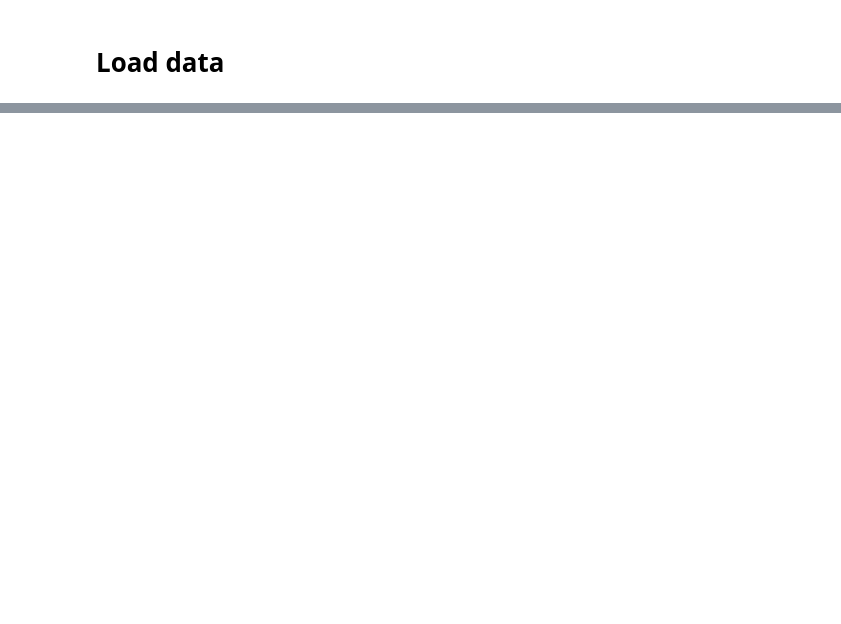
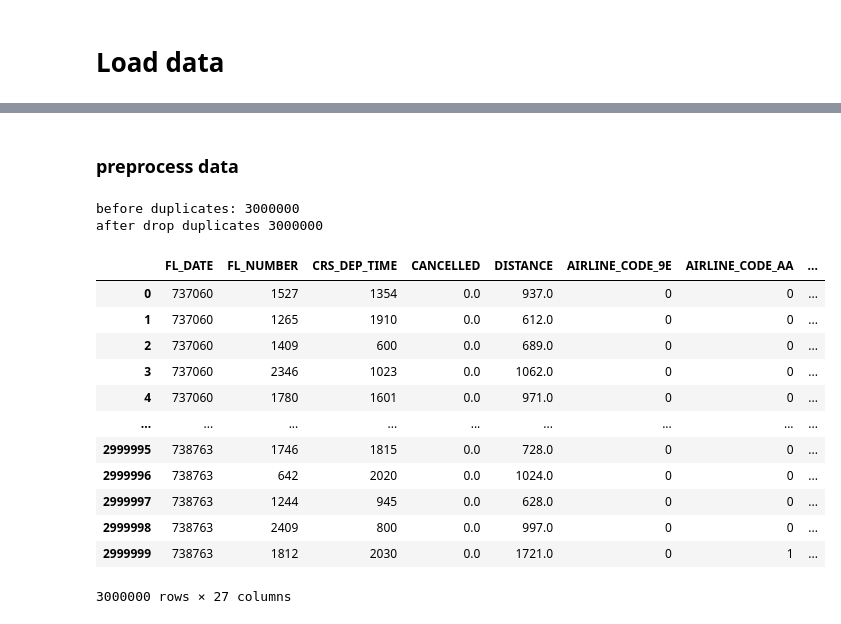
Before and after one commit to bob1ch/Flight-Delay-LSTM, a Jupyter notebook: delay prediction.ipynb, the cells around one changed output, grey strips where cells are left out. Cells and saved outputs as stored; diff of their text form; code cells hidden in the pictures; blank space fills up the shorter version.

```diff
--- a/delay prediction.ipynb
+++ b/delay prediction.ipynb
@@ -60,0 +36,2 @@ df.reset_index()
+# %% [markdown]
+### preprocess data
@@ -61,3 +57,24 @@ df.reset_index()
+# %%
+df = preprocess_df(df)
+# %% [output]
+before duplicates: 3000000
+after drop duplicates 3000000
+# %%
+df
+# %% [output]
+|  | FL_DATE | FL_NUMBER | CRS_DEP_TIME | CANCELLED | DISTANCE | AIRLINE_CODE_9E | AIRLINE_CODE_AA | ... |
+| 0 | 737060 | 1527 | 1354 | 0.0 | 937.0 | 0 | 0 | ... |
+| 1 | 737060 | 1265 | 1910 | 0.0 | 612.0 | 0 | 0 | ... |
+| 2 | 737060 | 1409 | 600 | 0.0 | 689.0 | 0 | 0 | ... |
+| 3 | 737060 | 2346 | 1023 | 0.0 | 1062.0 | 0 | 0 | ... |
+| 4 | 737060 | 1780 | 1601 | 0.0 | 971.0 | 0 | 0 | ... |
+| ... | ... | ... | ... | ... | ... | ... | ... | ... |
+| 2999995 | 738763 | 1746 | 1815 | 0.0 | 728.0 | 0 | 0 | ... |
+| 2999996 | 738763 | 642 | 2020 | 0.0 | 1024.0 | 0 | 0 | ... |
+| 2999997 | 738763 | 1244 | 945 | 0.0 | 628.0 | 0 | 0 | ... |
+| 2999998 | 738763 | 2409 | 800 | 0.0 | 997.0 | 0 | 0 | ... |
+| 2999999 | 738763 | 1812 | 2030 | 0.0 | 1721.0 | 0 | 1 | ... |
+3000000 rows × 27 columns
 # %%
 sns.heatmap(df.corr(method='spearman'))
 # %% [output]
```
Also changed, not shown: parts of 13 cells of this notebook.
